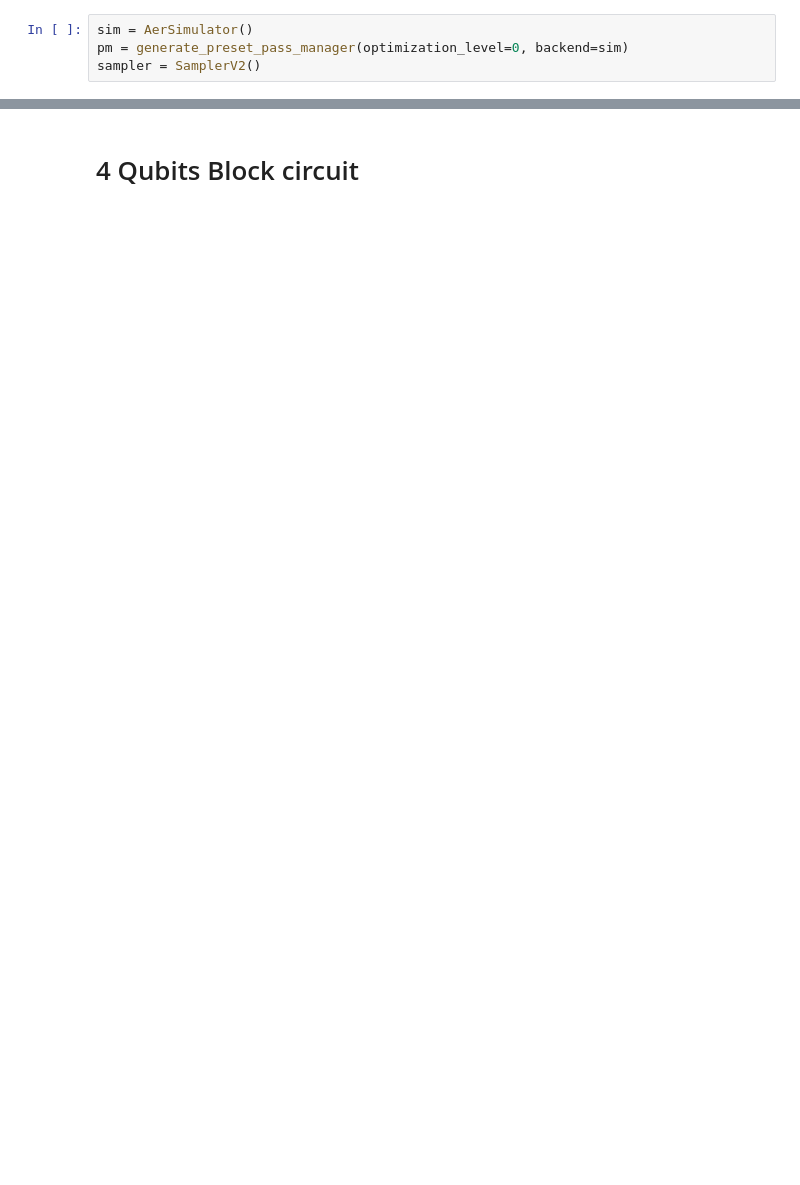
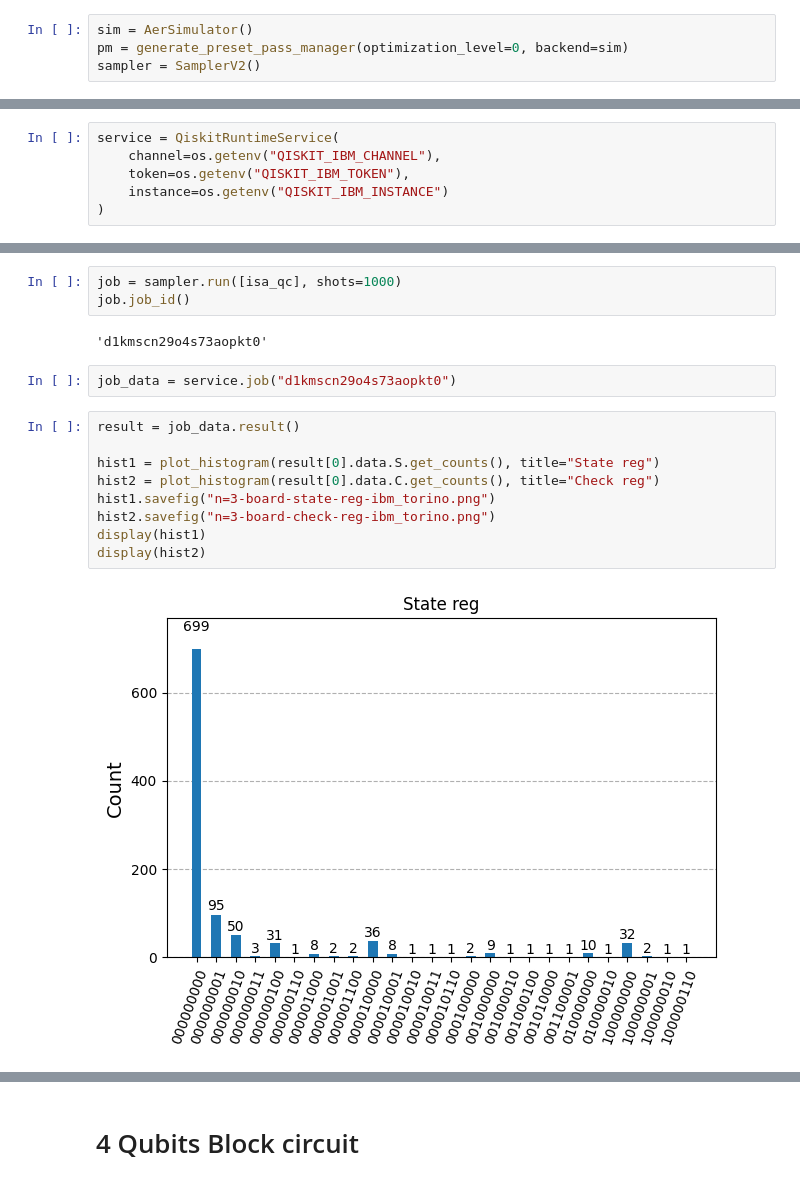
Before and after one commit to Dpbm/qnqueens, a Jupyter notebook: circuit-approach.ipynb, the cells around one changed output, grey strips where cells are left out. Cells and saved outputs as stored; diff of their text form; blank space fills up the shorter version.

```diff
--- a/circuit-approach.ipynb
+++ b/circuit-approach.ipynb
@@ -136,0 +150,6 @@ display(plot_histogram(result[0].data.C.get_counts(), title="Check reg"))
+# %%
+service = QiskitRuntimeService(
+    channel=os.getenv("QISKIT_IBM_CHANNEL"),
+    token=os.getenv("QISKIT_IBM_TOKEN"),
+    instance=os.getenv("QISKIT_IBM_INSTANCE")
+)
@@ -136,0 +178,18 @@ display(plot_histogram(result[0].data.C.get_counts(), title="Check reg"))
+# %%
+job = sampler.run([isa_qc], shots=1000)
+job.job_id()
+# %% [output]
+'d1kmscn29o4s73aopkt0'
+# %%
+job_data = service.job("d1kmscn29o4s73aopkt0")
+# %%
+result = job_data.result()
+
+hist1 = plot_histogram(result[0].data.S.get_counts(), title="State reg")
+hist2 = plot_histogram(result[0].data.C.get_counts(), title="Check reg")
+hist1.savefig("n=3-board-state-reg-ibm_torino.png")
+hist2.savefig("n=3-board-check-reg-ibm_torino.png")
+display(hist1)
+display(hist2)
+# %% [output]
+[figure, added]
```
Also changed, not shown: parts of 16 cells of this notebook, 20 other files.
